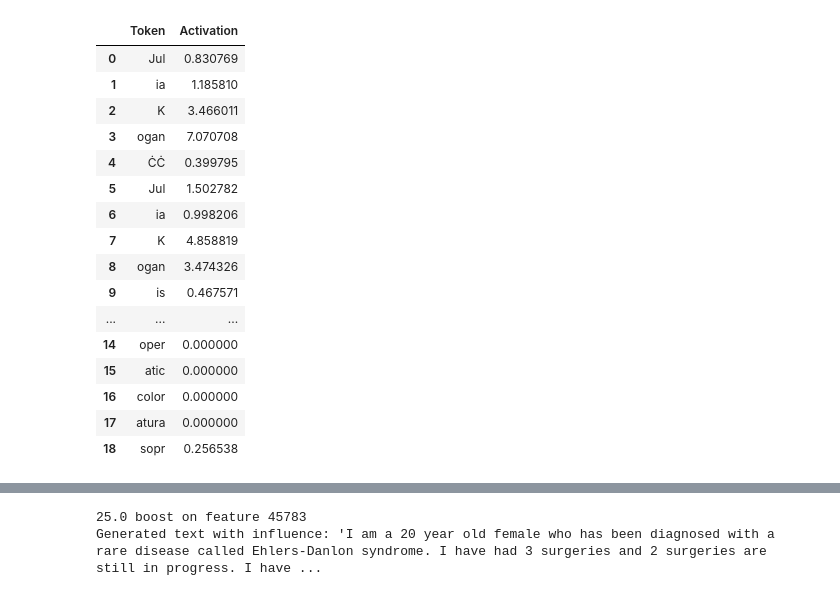
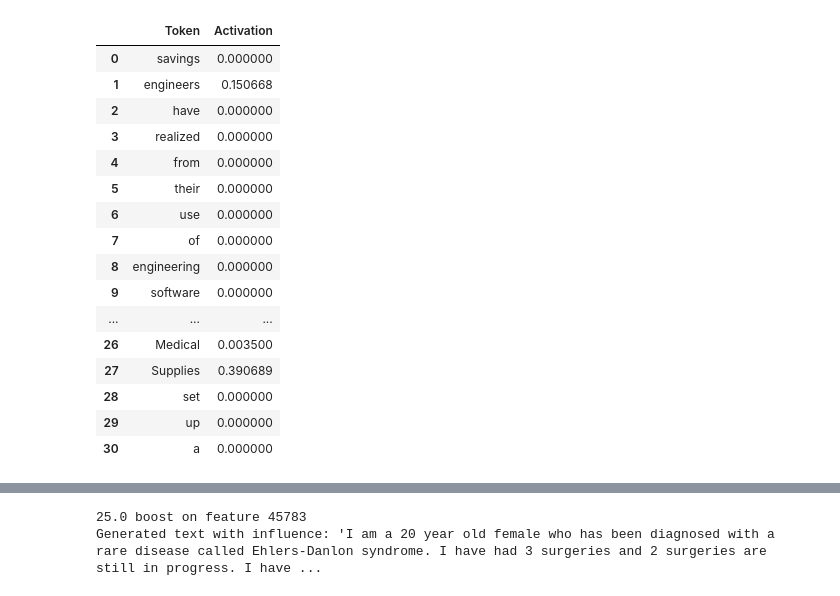
Before and after one commit to reedmayhew18/sae, a Jupyter notebook: src/main.ipynb, the cells around one changed output, grey strips where cells are left out. Cells and saved outputs as stored; diff of their text form; code cells hidden in the pictures.

```diff
--- a/src/main.ipynb
+++ b/src/main.ipynb
@@ -50,21 +56,21 @@ Top 1 example for feat 58517
 # %%
-examples_plot_df(top_examples[58517][0]) # Plots the top example for feature 58517
+examples_plot_df(top_examples[53475][0]) # Plots the top example for feature 58517
 # %% [output]
 |  | Token | Activation |
-| 0 | Jul | 0.830769 |
-| 1 | ia | 1.185810 |
-| 2 | K | 3.466011 |
-| 3 | ogan | 7.070708 |
-| 4 | ĊĊ | 0.399795 |
-| 5 | Jul | 1.502782 |
-| 6 | ia | 0.998206 |
-| 7 | K | 4.858819 |
-| 8 | ogan | 3.474326 |
-| 9 | is | 0.467571 |
+| 0 | savings | 0.000000 |
+| 1 | engineers | 0.150668 |
+| 2 | have | 0.000000 |
+| 3 | realized | 0.000000 |
+| 4 | from | 0.000000 |
+| 5 | their | 0.000000 |
+| 6 | use | 0.000000 |
+| 7 | of | 0.000000 |
+| 8 | engineering | 0.000000 |
+| 9 | software | 0.000000 |
 | ... | ... | ... |
-| 14 | oper | 0.000000 |
-| 15 | atic | 0.000000 |
-| 16 | color | 0.000000 |
-| 17 | atura | 0.000000 |
-| 18 | sopr | 0.256538 |
+| 26 | Medical | 0.003500 |
+| 27 | Supplies | 0.390689 |
+| 28 | set | 0.000000 |
+| 29 | up | 0.000000 |
+| 30 | a | 0.000000 |
 # %%
```
Also changed, not shown: parts of 9 cells of this notebook, 3 other files.
